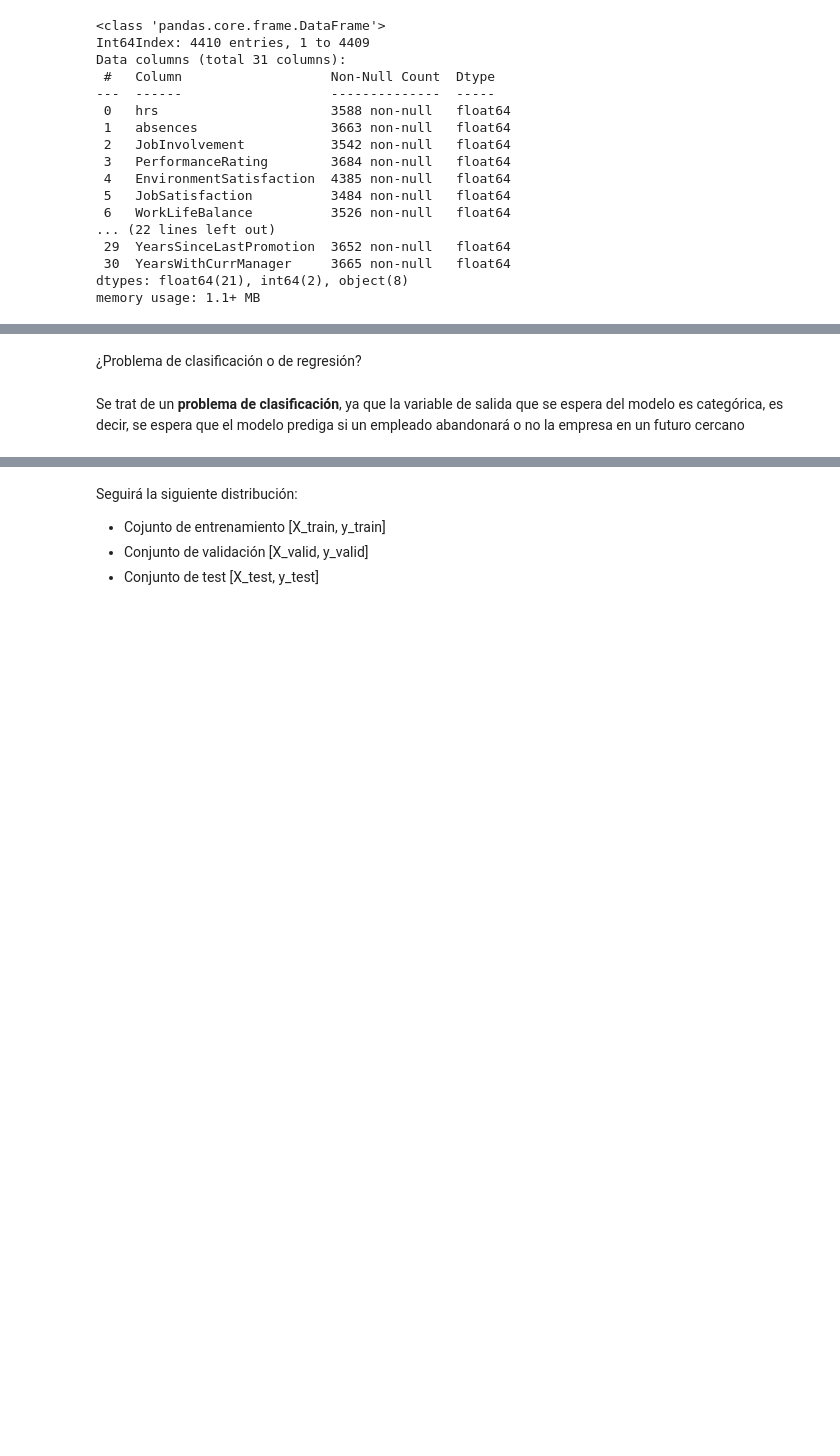
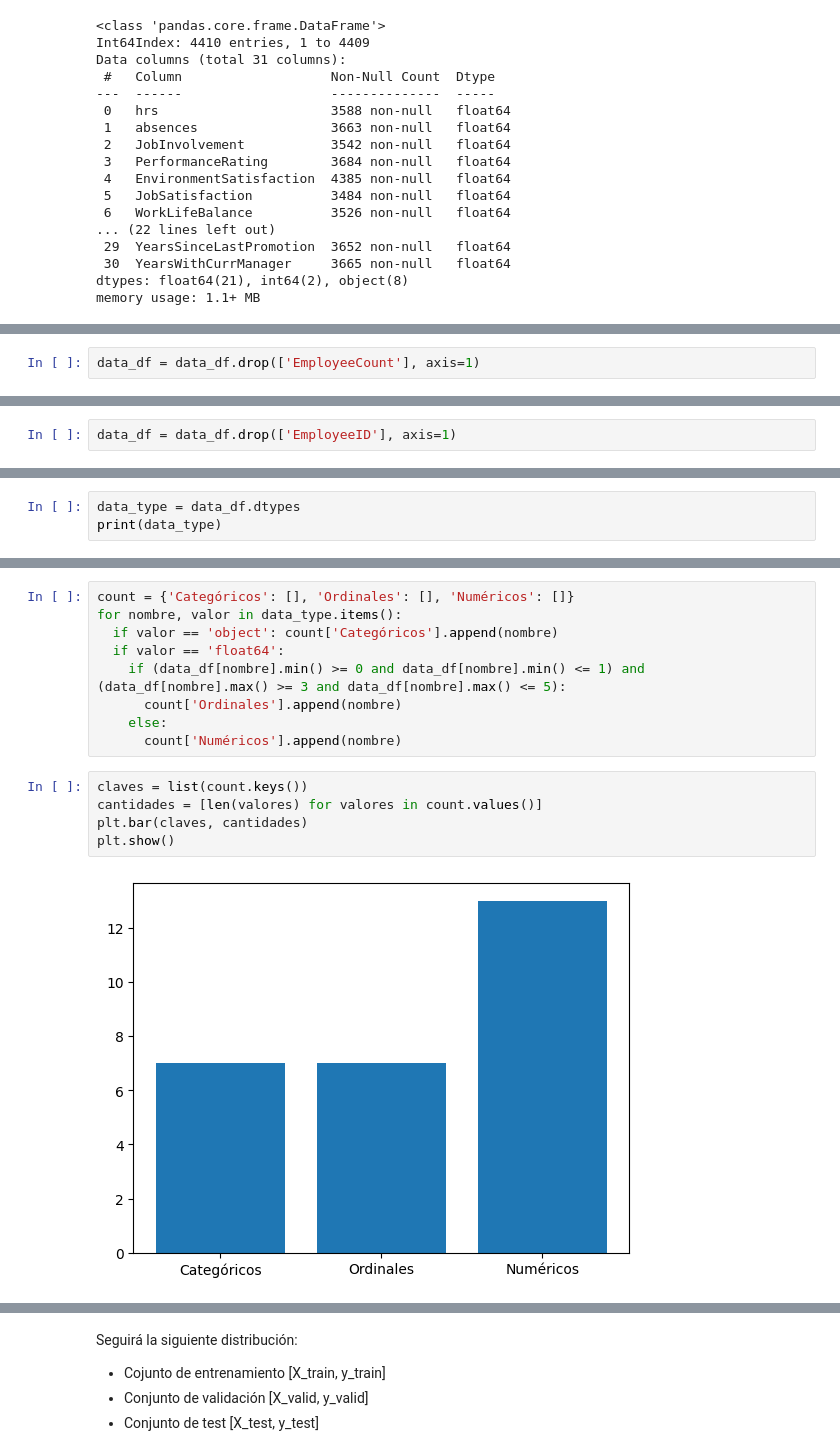
Before and after one commit to Natalia409634/Grupo7-practica2-ML, a Jupyter notebook: G7_P2_ML.ipynb, the cells around one changed output, grey strips where cells are left out. Drawn from its saved outputs; the diff is of its cells as text; blank space fills up the shorter version.

```diff
--- a/G7_P2_ML.ipynb
+++ b/G7_P2_ML.ipynb
@@ -107,0 +152,2 @@ Identificar y tratar datos faltantes
+# %%
+data_df = data_df.drop(['EmployeeCount'], axis=1)
@@ -107,0 +156,2 @@ Identificar y tratar datos faltantes
+# %%
+data_df = data_df.drop(['EmployeeID'], axis=1)
@@ -163,0 +179,3 @@ print(newData_df.info)
+# %%
+data_type = data_df.dtypes
+print(data_type)
@@ -198,4 +202,16 @@ Valores únicos en cada variable
-# %% [markdown]
-¿Problema de clasificación o de regresión?
-# %% [markdown]
-Se trat de un **problema de clasificación**, ya que la variable de salida que se espera del modelo es categórica, es decir, se espera que el modelo prediga si un empleado abandonará o no la empresa en un futuro cercano
+# %%
+count = {'Categóricos': [], 'Ordinales': [], 'Numéricos': []}
+for nombre, valor in data_type.items():
+  if valor == 'object': count['Categóricos'].append(nombre)
+  if valor == 'float64':
+    if (data_df[nombre].min() >= 0 and data_df[nombre].min() <= 1) and (data_df[nombre].max() >= 3 and data_df[nombre].max() <= 5):
+      count['Ordinales'].append(nombre)
+    else:
+      count['Numéricos'].append(nombre)
+# %%
+claves = list(count.keys())
+cantidades = [len(valores) for valores in count.values()]
+plt.bar(claves, cantidades)
+plt.show()
+# %% [output]
+[figure, added]
```
Also changed, not shown: parts of 53 cells of this notebook.
